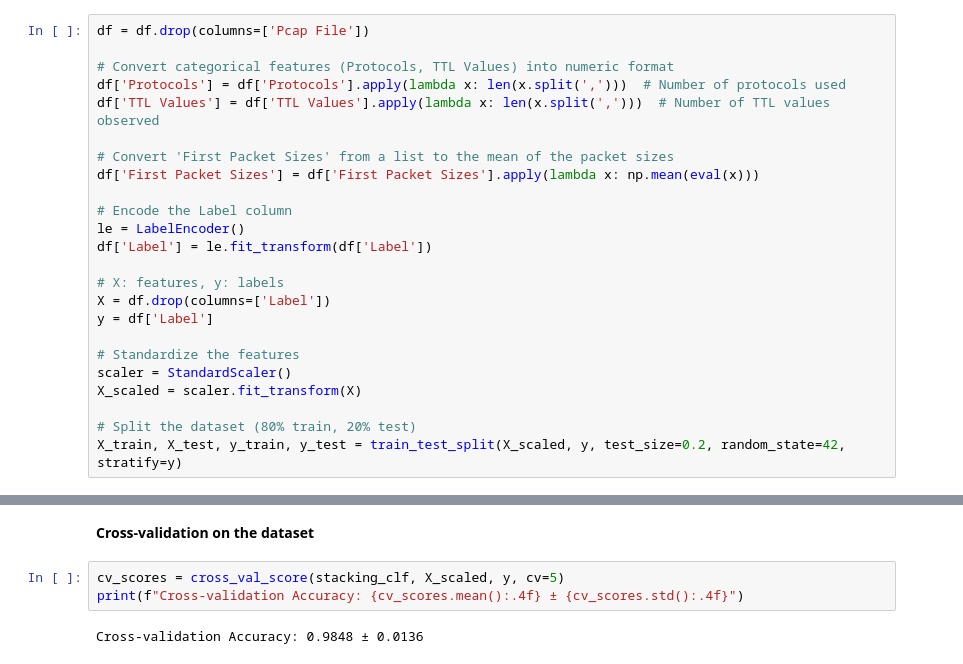
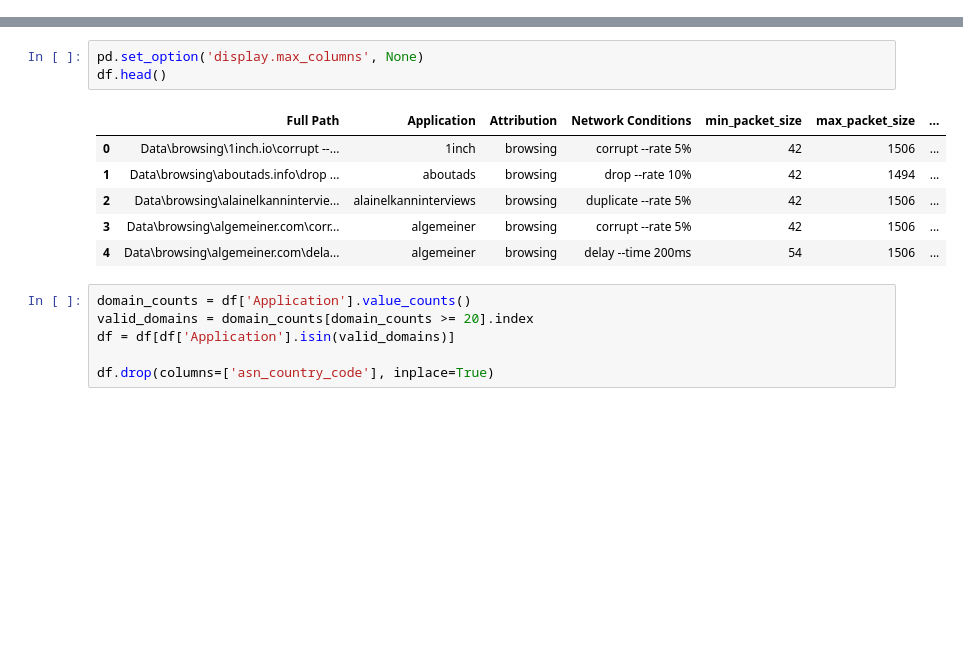
Before and after one commit to Tamar154/Realistic_Encripted_Traffic_classification, a Jupyter notebook: classification.ipynb, the cells around one changed output, grey strips where cells are left out. Saved outputs shown, nothing was run; the diff lists cells and outputs as text; blank space fills up the shorter version.

```diff
--- a/classification.ipynb
+++ b/classification.ipynb
@@ -28,24 +8,0 @@ df.head()
-# %%
-df = df.drop(columns=['Pcap File'])
-
-# Convert categorical features (Protocols, TTL Values) into numeric format
-df['Protocols'] = df['Protocols'].apply(lambda x: len(x.split(',')))  # Number of protocols used
-df['TTL Values'] = df['TTL Values'].apply(lambda x: len(x.split(',')))  # Number of TTL values observed
-
-# Convert 'First Packet Sizes' from a list to the mean of the packet sizes
-df['First Packet Sizes'] = df['First Packet Sizes'].apply(lambda x: np.mean(eval(x)))
-
-# Encode the Label column
-le = LabelEncoder()
-df['Label'] = le.fit_transform(df['Label'])
-
-# X: features, y: labels
-X = df.drop(columns=['Label'])
-y = df['Label']
-
-# Standardize the features
-scaler = StandardScaler()
-X_scaled = scaler.fit_transform(X)
-
-# Split the dataset (80% train, 20% test)
-X_train, X_test, y_train, y_test = train_test_split(X_scaled, y, test_size=0.2, random_state=42, stratify=y)
@@ -98,7 +9,16 @@ weighted avg       0.99      0.98      0.98        66
-# %% [markdown]
-**Cross-validation on the dataset**
-# %%
-cv_scores = cross_val_score(stacking_clf, X_scaled, y, cv=5)
-print(f"Cross-validation Accuracy: {cv_scores.mean():.4f} ± {cv_scores.std():.4f}")
-# %% [output]
-Cross-validation Accuracy: 0.9848 ± 0.0136
+# %%
+pd.set_option('display.max_columns', None)
+df.head()
+# %% [output]
+|  | Full Path | Application | Attribution | Network Conditions | min_packet_size | max_packet_size | ... |
+| 0 | Data\browsing\1inch.io\corrupt --... | 1inch | browsing | corrupt --rate 5% | 42 | 1506 | ... |
+| 1 | Data\browsing\aboutads.info\drop ... | aboutads | browsing | drop --rate 10% | 42 | 1494 | ... |
+| 2 | Data\browsing\alainelkannintervie... | alainelkanninterviews | browsing | duplicate --rate 5% | 42 | 1506 | ... |
+| 3 | Data\browsing\algemeiner.com\corr... | algemeiner | browsing | corrupt --rate 5% | 42 | 1506 | ... |
+| 4 | Data\browsing\algemeiner.com\dela... | algemeiner | browsing | delay --time 200ms | 54 | 1506 | ... |
+# %%
+domain_counts = df['Application'].value_counts()
+valid_domains = domain_counts[domain_counts >= 20].index
+df = df[df['Application'].isin(valid_domains)]
+
+df.drop(columns=['asn_country_code'], inplace=True)
```
Also changed, not shown: parts of 16 cells of this notebook, 2 other files.
